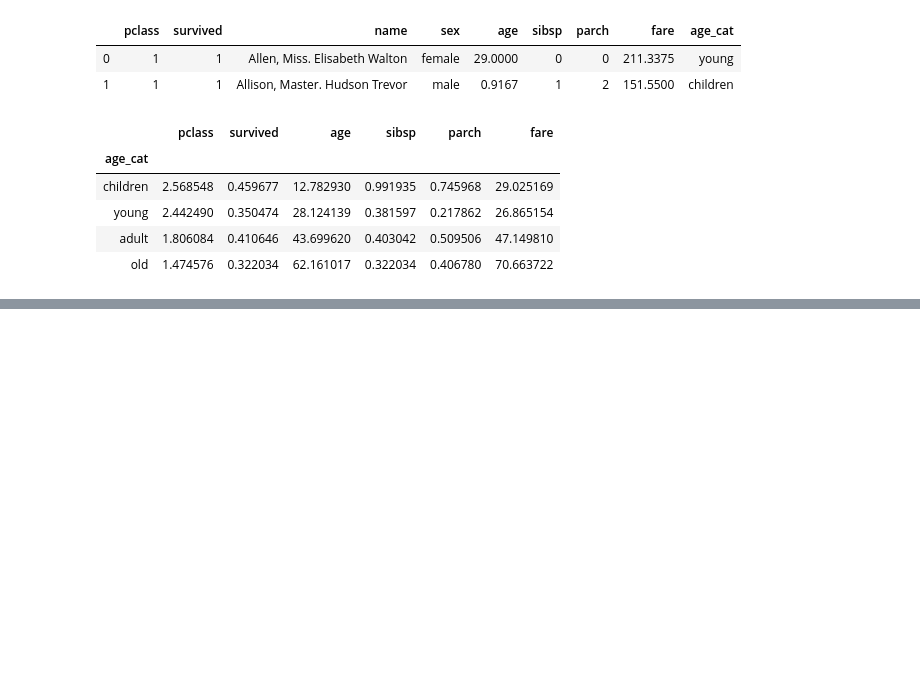
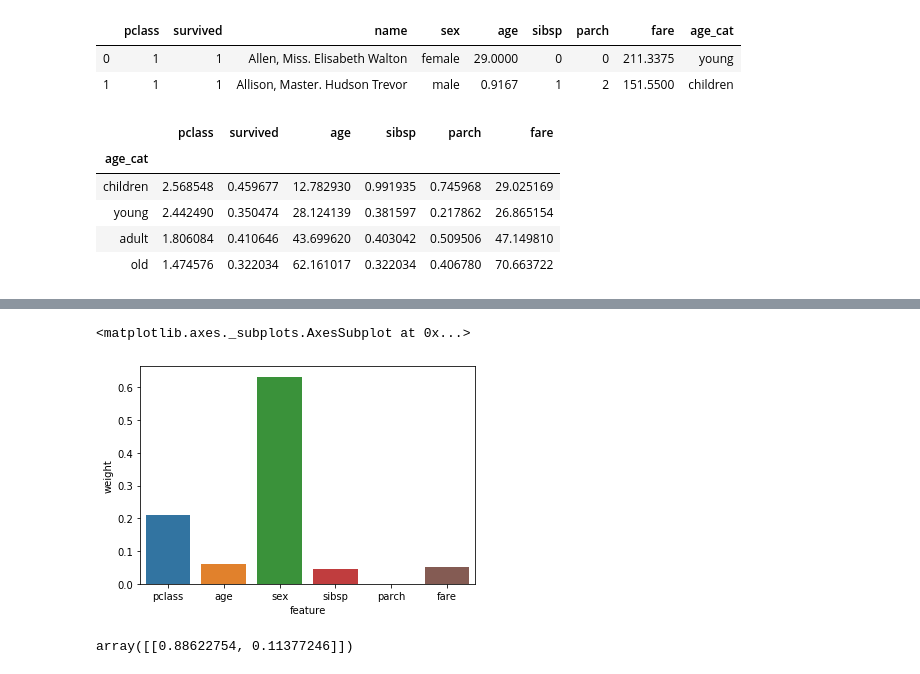
Before and after one commit to Shin-Sangseok/python_practice, a Jupyter notebook: titanic_data.ipynb, the cells around one changed output, grey strips where cells are left out. Saved outputs shown, nothing was run; the diff lists cells and outputs as text; code cells hidden in the pictures; blank space fills up the shorter version.

```diff
--- a/titanic_data.ipynb
+++ b/titanic_data.ipynb
@@ -317,0 +814,4 @@ raw_data.groupby(by='age_cat').mean()
+# %%
+tree_clf = DecisionTreeClassifier(max_depth=3, random_state=42)
+# %%
+tree_clf.fit(train_exam,train_target) #많이 공부
@@ -317,0 +900,6 @@ raw_data.groupby(by='age_cat').mean()
+# %%
+#그래프로 그려보세요.
+x = ['pclass','age','sex','sibsp','parch','fare']
+y = tree_clf.feature_importances_
+# %%
+result_df = pd.DataFrame({'feature':x,'weight':y})
@@ -317,0 +916,7 @@ raw_data.groupby(by='age_cat').mean()
+# %%
+##age의 분포를 그려보세요
+sns.barplot('feature','weight',data=result_df)
+#weight: 가중치, 각 항목이 예측을 하는데 얼마나 영향력을 미쳤는가 정도
+# %% [output]
+<matplotlib.axes._subplots.AxesSubplot at 0x...>
+[figure, added]
@@ -317,0 +925,5 @@ raw_data.groupby(by='age_cat').mean()
+# %%
+result2 = tree_clf.predict_proba([me])
+result2
+# %% [output]
+array([[0.88622754, 0.11377246]])
```
Also changed, not shown: parts of 78 cells of this notebook.
